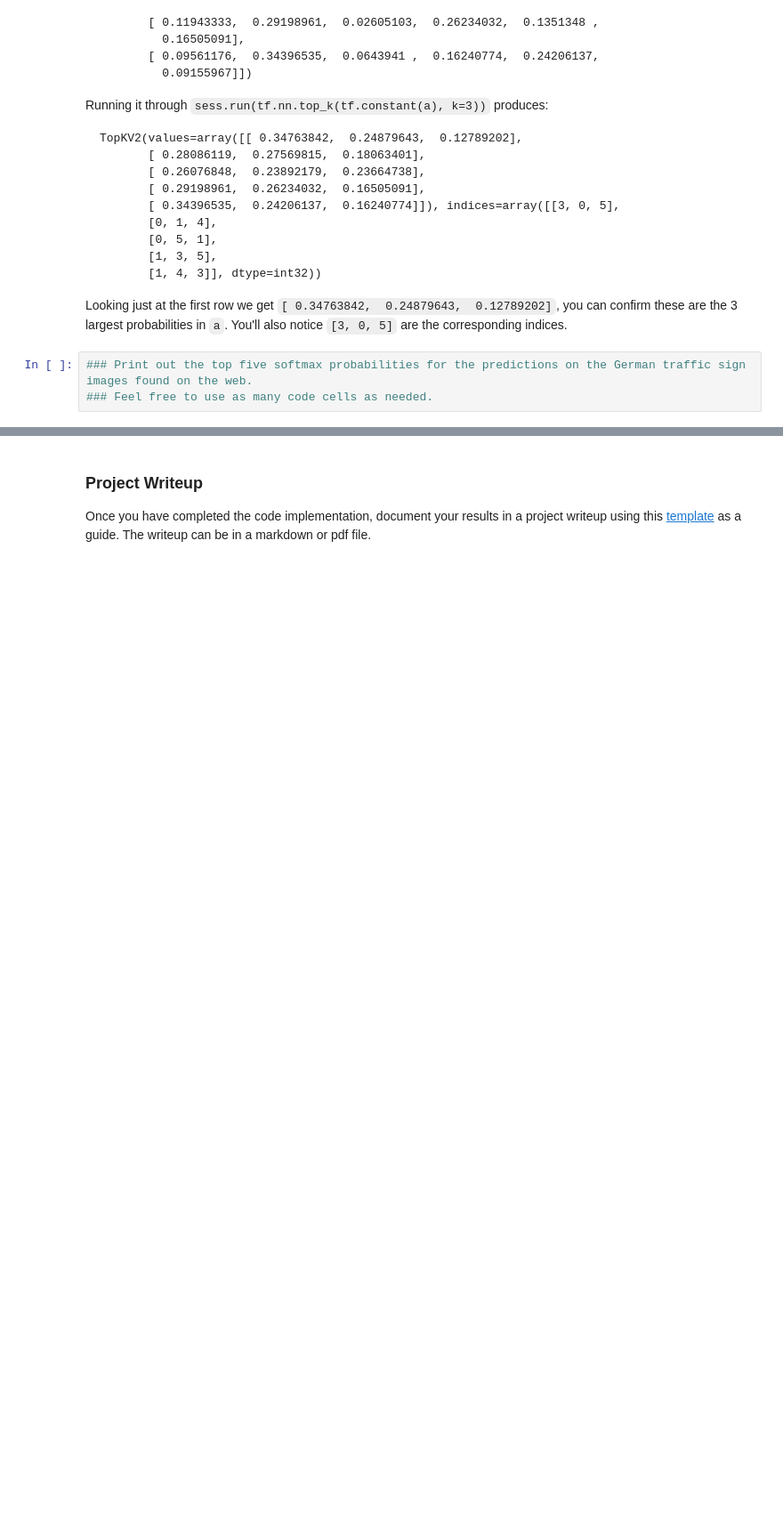
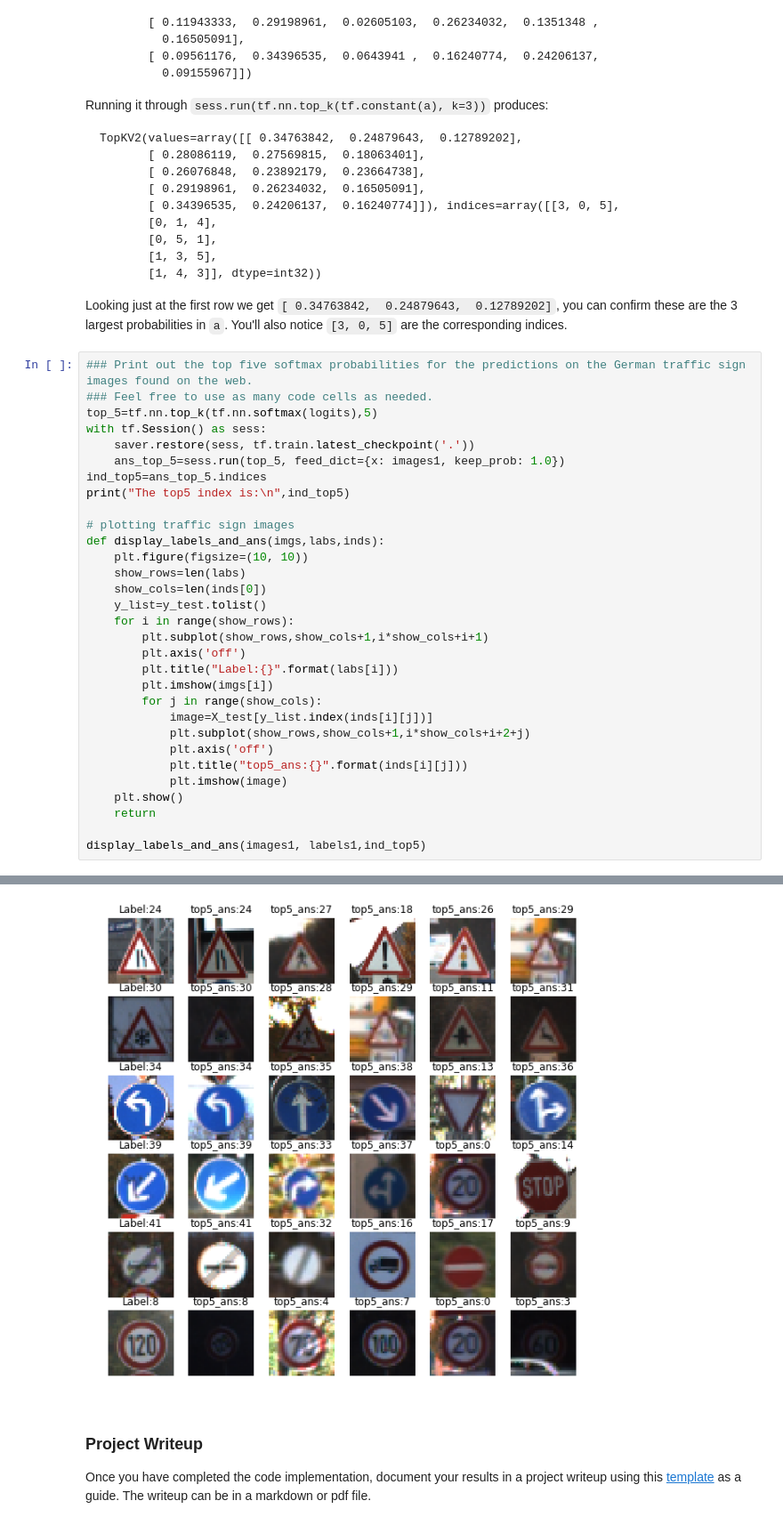
Before and after one commit to sd707589/CarND-Traffic-Sign-Classifier-Project, a Jupyter notebook: Traffic_Sign_Classifier.ipynb, the cells around one changed output, grey strips where cells are left out. Shown at 89% size. Saved outputs shown, nothing was run; the diff lists cells and outputs as text; blank space fills up the shorter version.

````diff
--- a/Traffic_Sign_Classifier.ipynb
+++ b/Traffic_Sign_Classifier.ipynb
@@ -442,6 +498,35 @@ TopKV2(values=array([[ 0.34763842,  0.24879643,  0.12789202],
 ```
 
 Looking just at the first row we get `[ 0.34763842,  0.24879643,  0.12789202]`, you can confirm these are the 3 largest probabilities in `a`. You'll also notice `[3, 0, 5]` are the corresponding indices.
-# %%
-### Print out the top five softmax probabilities for the predictions on the German traffic sign images found on the web.
-### Feel free to use as many code cells as needed.
+# %%
+### Print out the top five softmax probabilities for the predictions on the German traffic sign images found on the web.
+### Feel free to use as many code cells as needed.
+top_5=tf.nn.top_k(tf.nn.softmax(logits),5)
+with tf.Session() as sess:
+    saver.restore(sess, tf.train.latest_checkpoint('.'))
+    ans_top_5=sess.run(top_5, feed_dict={x: images1, keep_prob: 1.0})
+ind_top5=ans_top_5.indices
+print("The top5 index is:\n",ind_top5)
+
+# plotting traffic sign images
+def display_labels_and_ans(imgs,labs,inds):
+    plt.figure(figsize=(10, 10))
+    show_rows=len(labs)
+    show_cols=len(inds[0])
+    y_list=y_test.tolist()
+    for i in range(show_rows):
+        plt.subplot(show_rows,show_cols+1,i*show_cols+i+1)
+        plt.axis('off')
+        plt.title("Label:{}".format(labs[i]))
+        plt.imshow(imgs[i])
+        for j in range(show_cols):
+            image=X_test[y_list.index(inds[i][j])]
+            plt.subplot(show_rows,show_cols+1,i*show_cols+i+2+j)
+            plt.axis('off')
+            plt.title("top5_ans:{}".format(inds[i][j]))
+            plt.imshow(image)
+    plt.show()
+    return
+
+display_labels_and_ans(images1, labels1,ind_top5)
+# %% [output]
@@ -448,3 +540,4 @@ Looking just at the first row we get `[ 0.34763842,  0.24879643,  0.12789202]`,
+[figure, added]
 # %% [markdown]
 ### Project Writeup
 
````
Also changed, not shown: parts of 16 cells of this notebook, 21 other files.
